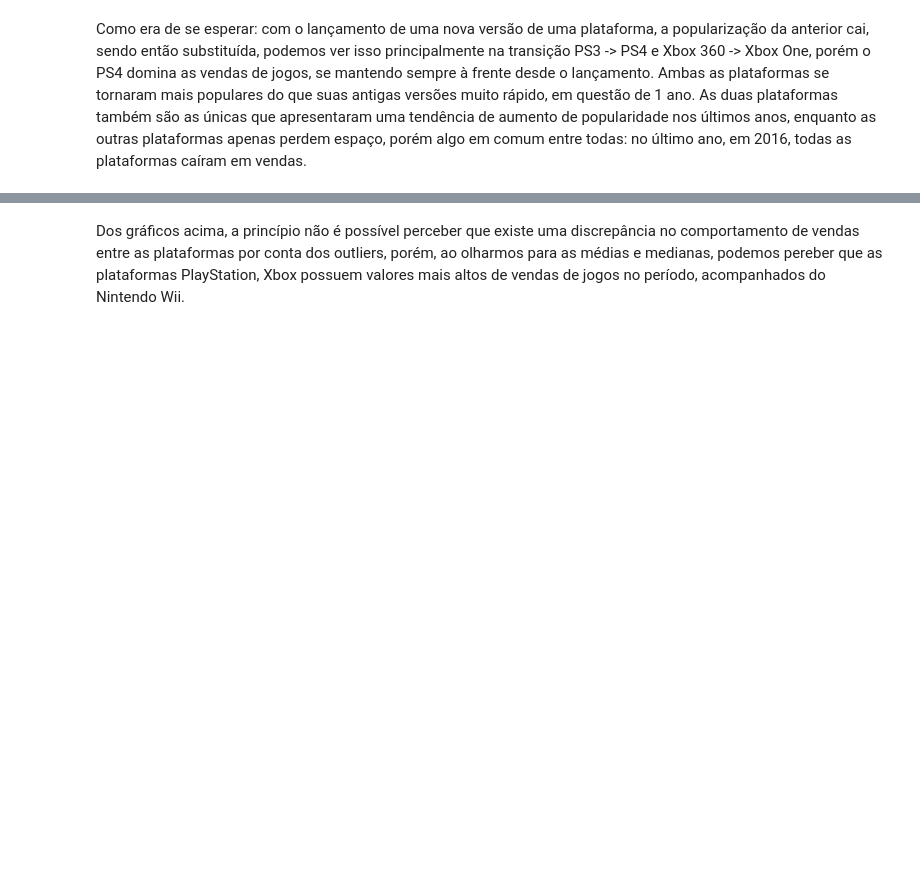
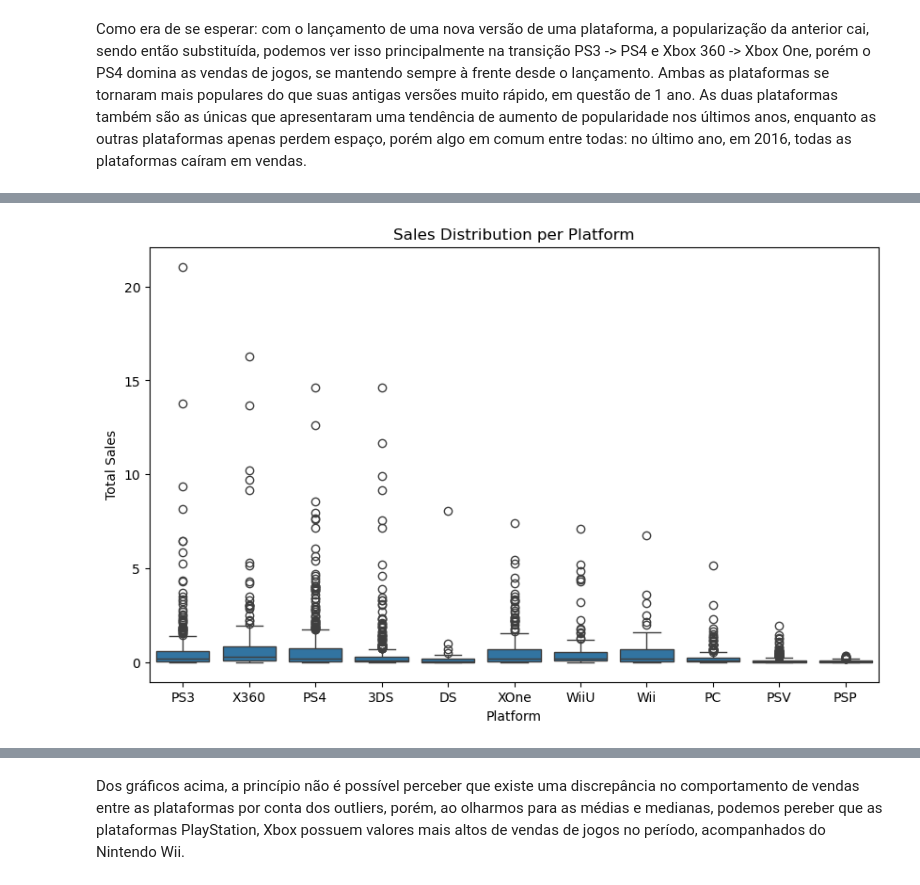
Before and after one commit to viniciuscatelani/GamesAnalysis, a Jupyter notebook: GamesAnalysis.ipynb, the cells around one changed output, grey strips where cells are left out. Cells and saved outputs as stored; diff of their text form; code cells hidden in the pictures; blank space fills up the shorter version.

Commit message:
Inclusão de gráficos utilizando Seaborn

```diff
--- a/GamesAnalysis.ipynb
+++ b/GamesAnalysis.ipynb
@@ -552,14 +554,25 @@ As duas plataformas também são as únicas que apresentaram uma tendência de a
 # %%
 # Visualização da distribuição de vendas por plataforma no últimos anos
 
-fig = px.box(sales_last_5_years,
-             x='platform',
-             y='total_sales',
-             title='Sales Distribution per Platform',
-             labels={
-                 'platform': 'Platform',
-                 'total_sales': 'Total Sales'
-             })
+# Código utilizando Plotly
+# fig = px.box(sales_last_5_years,
+#              x='platform',
+#              y='total_sales',
+#              title='Sales Distribution per Platform',
+#              labels={
+#                  'platform': 'Platform',
+#                  'total_sales': 'Total Sales'
+#              })
 
-fig.show()
+# fig.show()
+
+# Código utilizando seaborn
+plt.figure(figsize=(10, 6))
+sns.boxplot(x='platform', y='total_sales', data=sales_last_5_years)
+
+plt.title('Sales Distribution per Platform')
+plt.xlabel('Platform')
+plt.ylabel('Total Sales')
+
+plt.show()
 # %% [output]
@@ -567,3 +579,4 @@ fig.show()
+[figure, added]
 # %%
 # Visualização das médias de vendas
 
```
Also changed, not shown: parts of 19 cells of this notebook.
